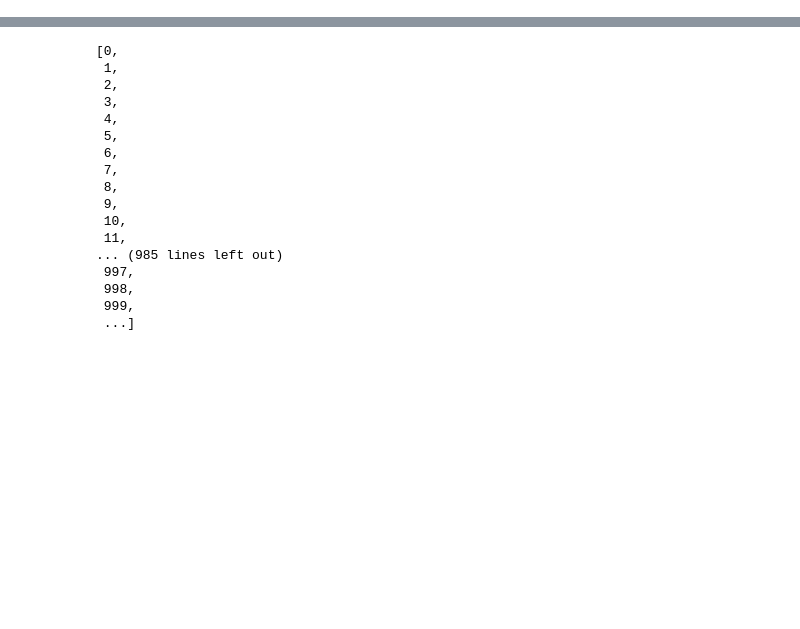
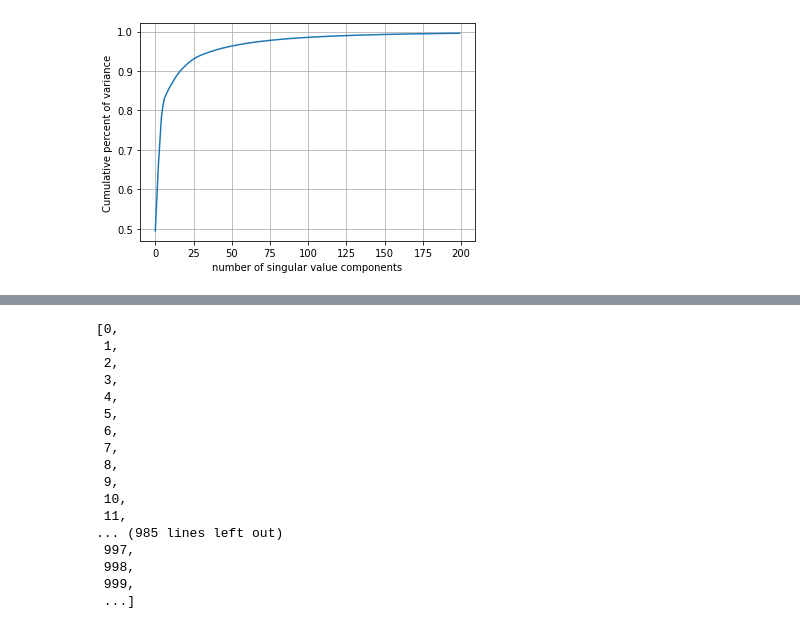
Before and after one commit to Agnes-Lain/game_one, a Jupyter notebook: notebooks/guillaume-GL-kickoff.ipynb, the cells around one changed output, grey strips where cells are left out. Saved outputs shown, nothing was run; the diff lists cells and outputs as text; code cells hidden in the pictures; blank space fills up the shorter version.

Commit message:
code moved into function and first collaborative filtering model created

```diff
--- a/notebooks/guillaume-GL-kickoff.ipynb
+++ b/notebooks/guillaume-GL-kickoff.ipynb
@@ -340,0 +98,7 @@ array([[ 4.33046025e-02,  1.66634379e-01,  1.19644326e-01, ...,
+# %%
+def hour_per_user_per_game(df):
+    hours_df = df.pivot(index = 'user', columns ='game', values = 'play').fillna(0)
+    return hours_df
+# %%
+hours_df = hour_per_user_per_game(updated_user_df)
+hours_df
@@ -340,0 +120,5 @@ array([[ 4.33046025e-02,  1.66634379e-01,  1.19644326e-01, ...,
+# %%
+def svd_model(df, nb_components):
+    svd = TruncatedSVD(n_components=nb_components)
+    latent_df = svd.fit_transform(df)
+    return latent_df, svd
@@ -341,3 +142,13 @@ array([[ 4.33046025e-02,  1.66634379e-01,  1.19644326e-01, ...,
+# %%
+svd_saved = svd_model(hours_df,200)[1]
+# %%
+plt.plot(svd_saved.explained_variance_ratio_.cumsum())
+plt.xlabel('number of singular value components')
+plt.ylabel('Cumulative percent of variance')
+plt.grid()
+plt.show()
+# %% [output]
+[figure, added]
 # %%
 from sklearn.preprocessing import MinMaxScaler
 # %%
```
Also changed, not shown: parts of 54 cells of this notebook.
